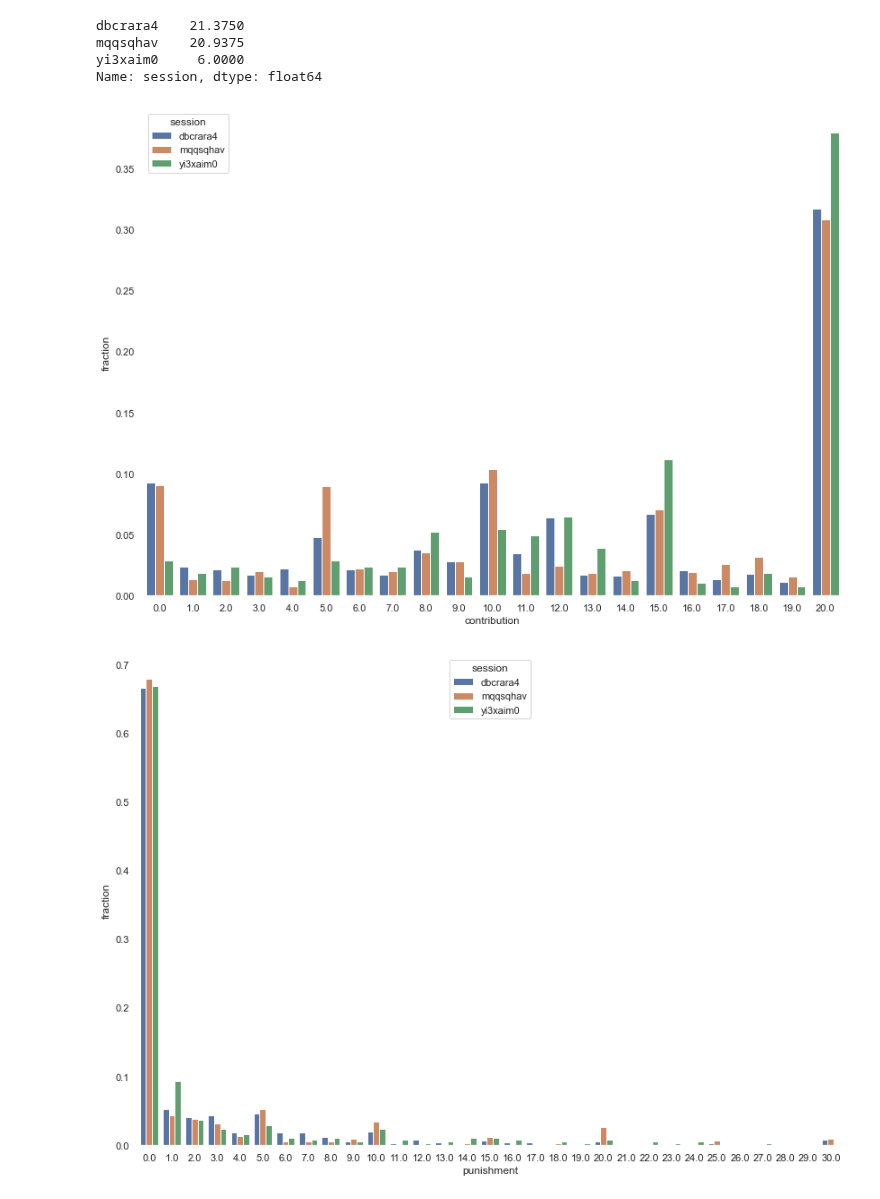
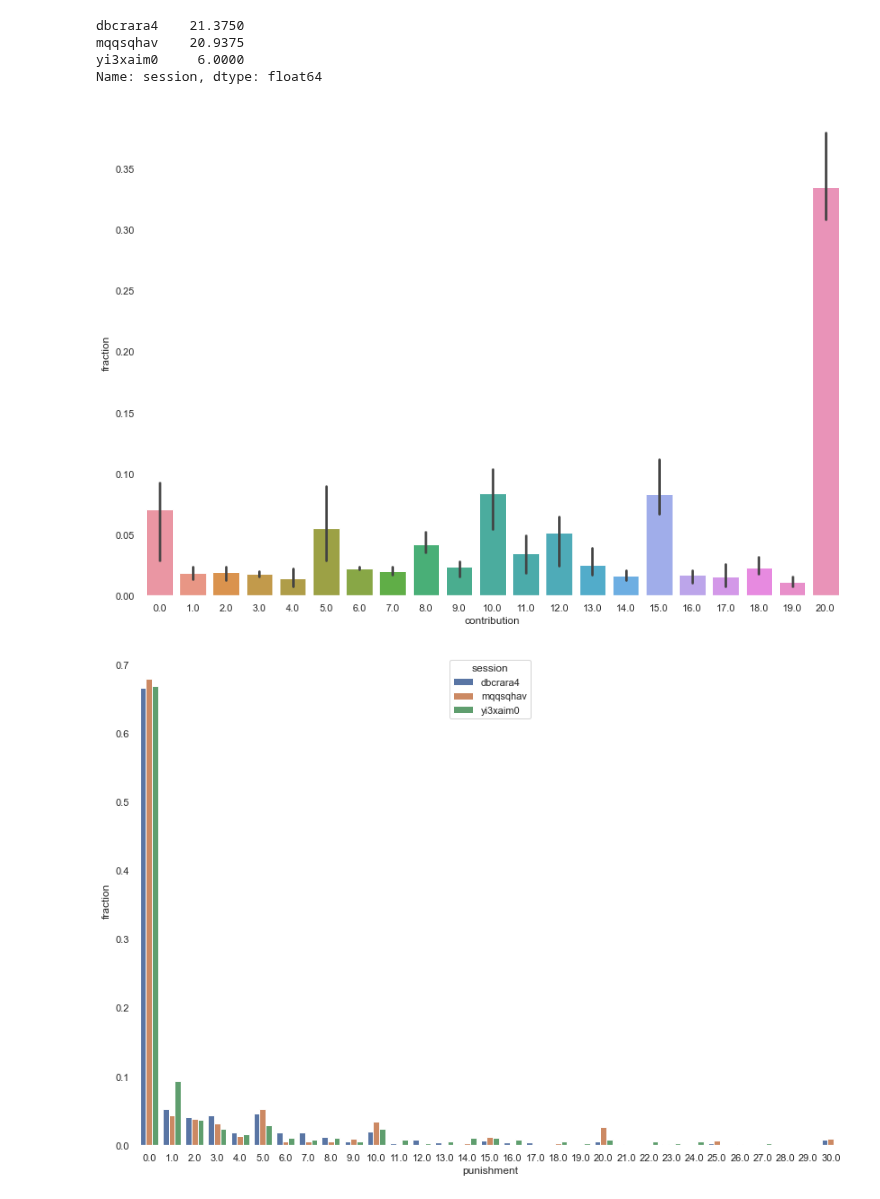
Before and after one commit to center-for-humans-and-machines/algorithmic-institutions, a Jupyter notebook: notebooks/distribution.ipynb, the cells around one changed output. Cells and saved outputs as stored; diff of their text form; code cells hidden in the pictures.

```diff
--- a/notebooks/distribution.ipynb
+++ b/notebooks/distribution.ipynb
@@ -24,13 +24,13 @@ Name: session, dtype: float64
 # %%
 plt.figure(figsize=(14,10))
 dfg = df.groupby(['session'])['contribution'].value_counts(normalize=True)
 dfg.name = 'fraction'
 dfg = dfg.reset_index()
 
-sns.barplot(data=dfg, x='contribution', y='fraction', hue='session')
+sns.barplot(data=dfg, x='contribution', y='fraction')
 plt.savefig(os.path.join(plot_folder, 'distribution_contribution.jpg'), dpi=300, transparent=False)
 # %% [output]
-[figure, old version]
+[figure, new version]
 # %%
 plt.figure(figsize=(14,10))
 dfg = df.groupby(['session'])['punishment'].value_counts(normalize=True)
```
Also changed, not shown: 13 other files.
